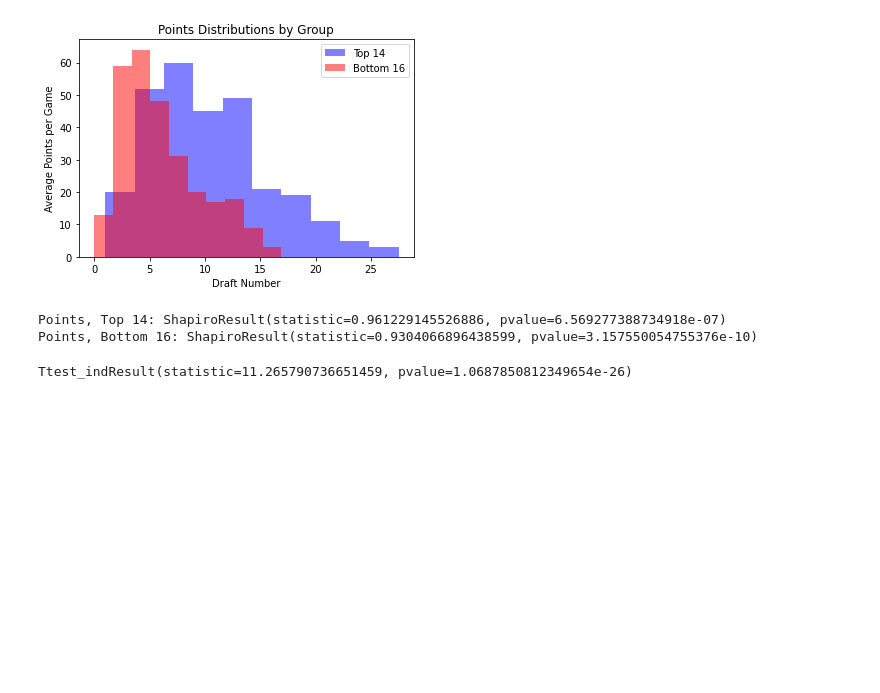
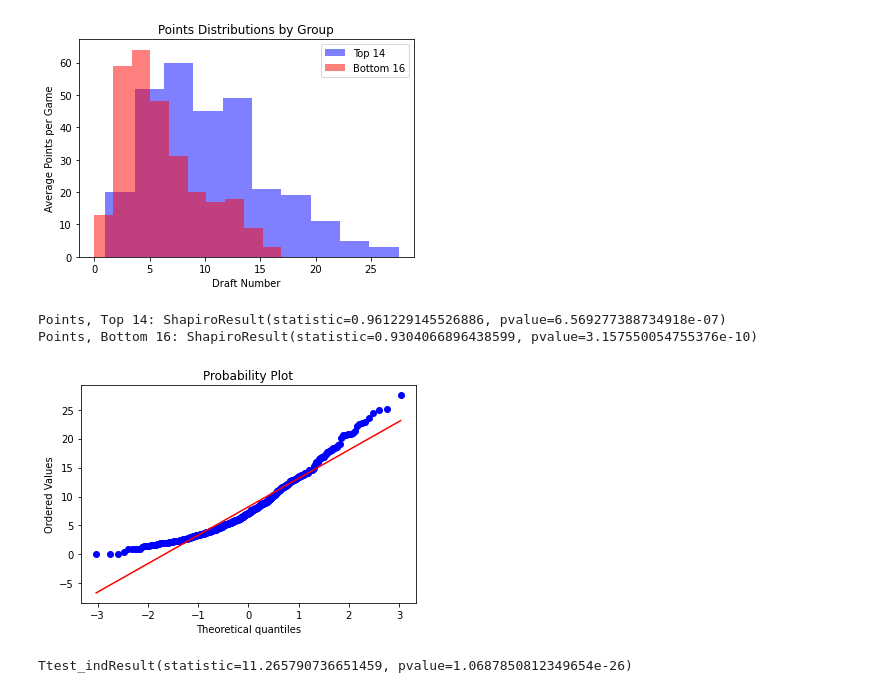
Before and after one commit to AngelCobos1/Capstone_1, a Jupyter notebook: NBA_Draft_Picks.ipynb, the cells around one changed output. Drawn from its saved outputs; the diff is of its cells as text; code cells hidden in the pictures; blank space fills up the shorter version.

```diff
--- a/NBA_Draft_Picks.ipynb
+++ b/NBA_Draft_Picks.ipynb
@@ -144,6 +179,12 @@ print('Points, Bottom 16:', stats.shapiro(fr_bottom_picks['pts']))
 # %% [output]
 Points, Top 14: ShapiroResult(statistic=0.961229145526886, pvalue=6.569277388734918e-07)
 Points, Bottom 16: ShapiroResult(statistic=0.9304066896438599, pvalue=3.157550054755376e-10)
+# %%
+x = results_df['pts']
+stats.probplot(x, dist=stats.norm, plot=plt)
+plt.show()
+# %% [output]
+[figure, added]
 # %%
 # As we are dealing with normal distributions of data we will execute a T-test for these two independent groups, so that
 # we might measure the statistical signifance of their difference in points scored over three seasons of play in the NBA
```
Also changed, not shown: parts of 31 cells of this notebook.
